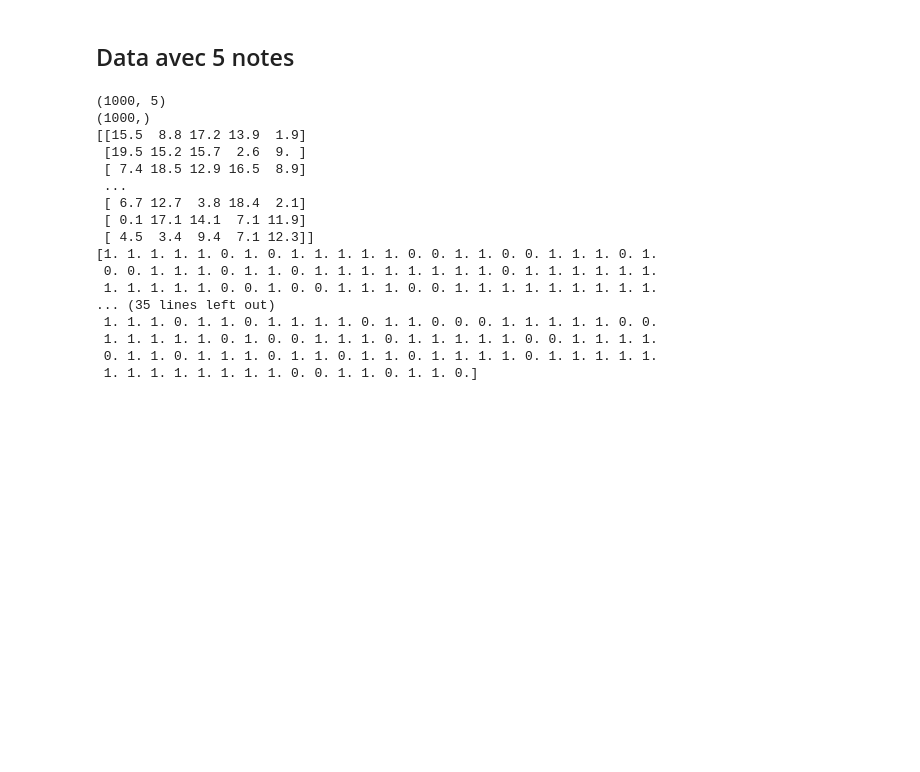
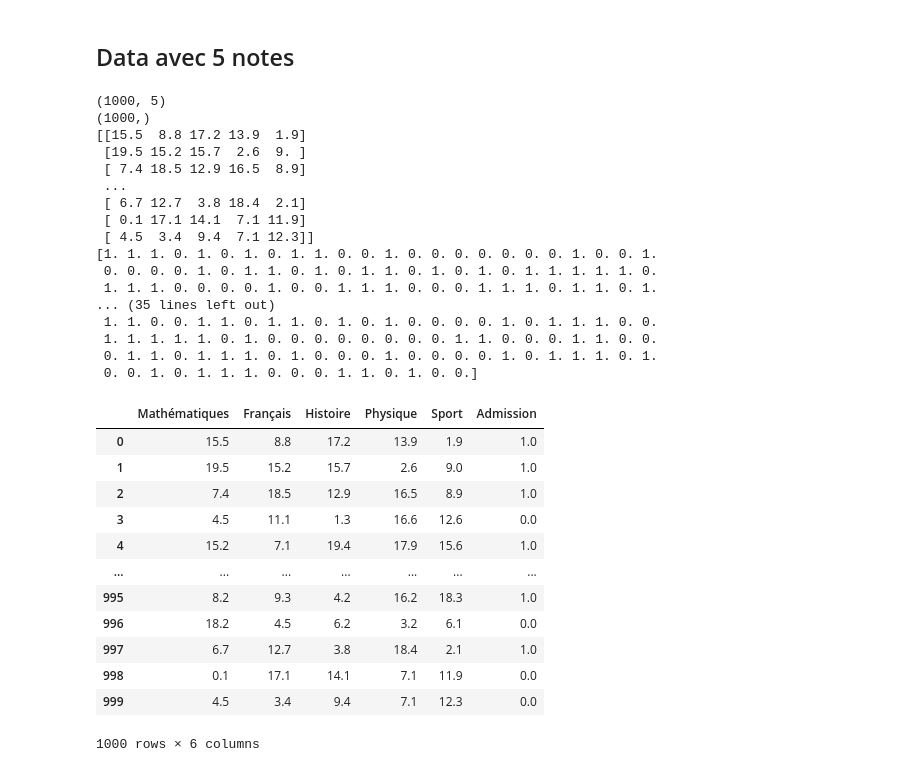
Before and after one commit to DurandAntonin/ProgrammationAvanceeFI3, a Jupyter notebook: src/TP/Exo-PredictionAdmissionsEleves.ipynb, the cells around one changed output. Cells and saved outputs as stored; diff of their text form; code cells hidden in the pictures; blank space fills up the shorter version.

```diff
--- a/src/TP/Exo-PredictionAdmissionsEleves.ipynb
+++ b/src/TP/Exo-PredictionAdmissionsEleves.ipynb
@@ -187,21 +228,21 @@ print(rn.predict(nouvelEleve))
 # %%
 #on crée maintenant un dataset avec des élèves possédant 5 notes dans 5 matières différentes
 n_features = 5
+coeffMatieres = np.array([3, 2, 2, 3, 1])
+
+rng = np.random.default_rng(seed)
 X1 = np.ones(shape=(n_echantillons, n_features))
 y1 = np.ones(shape=(n_echantillons,))
 print(X1.shape)
 print(y1.shape)
 
-rng = np.random.default_rng(seed)
 
 for i in range(n_echantillons):
-    for j in range(n_features):
-        noteEleve = round(rng.uniform(0,20),1)
-        X1[i][j] = noteEleve
+    X1[i,:] = np.round(rng.uniform(0,20, n_features),1)
 
-    testEleveAdmi = np.average(X1[i,:])
+    testEleveAdmi = X1[i,:].dot(coeffMatieres) / np.sum(coeffMatieres)
     #print(X[i,:], testEleveAdmi)
-    y1[i] = testEleveAdmi >= 8
+    y1[i] = testEleveAdmi >= 10
 
 print(X1)
 print(y1)
@@ -215,14 +256,31 @@ print(y1)
  [ 6.7 12.7  3.8 18.4  2.1]
  [ 0.1 17.1 14.1  7.1 11.9]
  [ 4.5  3.4  9.4  7.1 12.3]]
-[1. 1. 1. 1. 1. 0. 1. 0. 1. 1. 1. 1. 1. 0. 0. 1. 1. 0. 0. 1. 1. 1. 0. 1.
- 0. 0. 1. 1. 1. 0. 1. 1. 0. 1. 1. 1. 1. 1. 1. 1. 1. 0. 1. 1. 1. 1. 1. 1.
- 1. 1. 1. 1. 1. 0. 0. 1. 0. 0. 1. 1. 1. 0. 0. 1. 1. 1. 1. 1. 1. 1. 1. 1.
+[1. 1. 1. 0. 1. 0. 1. 0. 1. 1. 0. 0. 1. 0. 0. 0. 0. 0. 0. 0. 1. 0. 0. 1.
+ 0. 0. 0. 0. 1. 0. 1. 1. 0. 1. 0. 1. 1. 0. 1. 0. 1. 0. 1. 1. 1. 1. 1. 0.
+ 1. 1. 1. 0. 0. 0. 0. 1. 0. 0. 1. 1. 1. 0. 0. 0. 1. 1. 1. 0. 1. 1. 0. 1.
 ... (35 lines left out)
- 1. 1. 1. 0. 1. 1. 0. 1. 1. 1. 1. 0. 1. 1. 0. 0. 0. 1. 1. 1. 1. 1. 0. 0.
- 1. 1. 1. 1. 1. 0. 1. 0. 0. 1. 1. 1. 0. 1. 1. 1. 1. 1. 0. 0. 1. 1. 1. 1.
- 0. 1. 1. 0. 1. 1. 1. 0. 1. 1. 0. 1. 1. 0. 1. 1. 1. 1. 0. 1. 1. 1. 1. 1.
- 1. 1. 1. 1. 1. 1. 1. 1. 0. 0. 1. 1. 0. 1. 1. 0.]
+ 1. 1. 0. 0. 1. 1. 0. 1. 1. 0. 1. 0. 1. 0. 0. 0. 0. 1. 0. 1. 1. 1. 0. 0.
+ 1. 1. 1. 1. 1. 0. 1. 0. 0. 0. 0. 0. 0. 0. 0. 1. 1. 0. 0. 0. 1. 1. 0. 0.
+ 0. 1. 1. 0. 1. 1. 1. 0. 1. 0. 0. 0. 1. 0. 0. 0. 0. 1. 0. 1. 1. 1. 0. 1.
+ 0. 0. 1. 0. 1. 1. 1. 0. 0. 0. 1. 1. 0. 1. 0. 0.]
+# %%
+df1 = pd.DataFrame({'Mathématiques': X1[:,0], 'Français': X1[:,1], 'Histoire': X1[:,2], 'Physique': X1[:,3], 'Sport': X1[:,4], 'Admission': y1})
+df1
+# %% [output]
+|  | Mathématiques | Français | Histoire | Physique | Sport | Admission |
+| 0 | 15.5 | 8.8 | 17.2 | 13.9 | 1.9 | 1.0 |
+| 1 | 19.5 | 15.2 | 15.7 | 2.6 | 9.0 | 1.0 |
+| 2 | 7.4 | 18.5 | 12.9 | 16.5 | 8.9 | 1.0 |
+| 3 | 4.5 | 11.1 | 1.3 | 16.6 | 12.6 | 0.0 |
+| 4 | 15.2 | 7.1 | 19.4 | 17.9 | 15.6 | 1.0 |
+| ... | ... | ... | ... | ... | ... | ... |
+| 995 | 8.2 | 9.3 | 4.2 | 16.2 | 18.3 | 1.0 |
+| 996 | 18.2 | 4.5 | 6.2 | 3.2 | 6.1 | 0.0 |
+| 997 | 6.7 | 12.7 | 3.8 | 18.4 | 2.1 | 1.0 |
+| 998 | 0.1 | 17.1 | 14.1 | 7.1 | 11.9 | 0.0 |
+| 999 | 4.5 | 3.4 | 9.4 | 7.1 | 12.3 | 0.0 |
+1000 rows × 6 columns
 # %%
 #on reshape la mtatrice y
 y1 = y1.reshape(y1.shape[0], 1)
```
Also changed, not shown: parts of 13 cells of this notebook, 2 other files.
